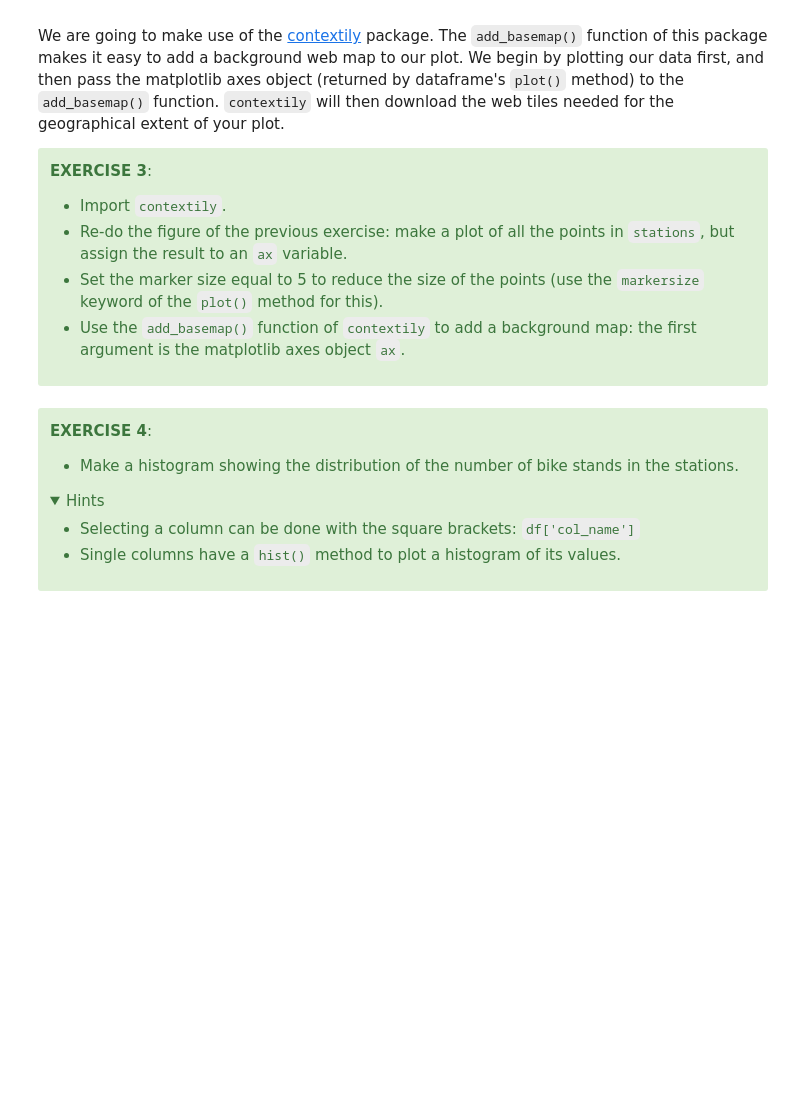
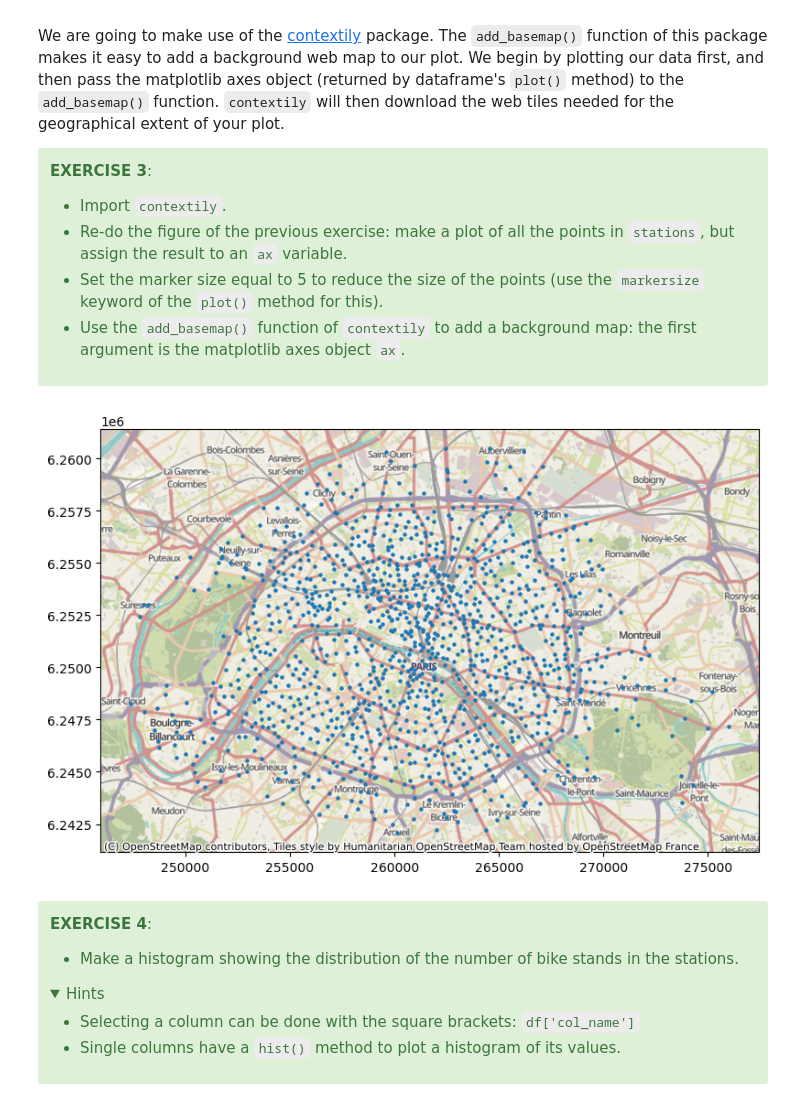
Before and after one commit to FaraCoppens/DS-python-geospatial, a Jupyter notebook: notebooks/02-introduction-geospatial-data.ipynb, the cells around one changed output. Saved outputs shown, nothing was run; the diff lists cells and outputs as text; code cells hidden in the pictures; folded sections open; blank space fills up the shorter version.

```diff
--- a/notebooks/02-introduction-geospatial-data.ipynb
+++ b/notebooks/02-introduction-geospatial-data.ipynb
@@ -229,5 +319,9 @@ We are going to make use of the [contextily](https://github.com/darribas/context
 # %%
 # %load _solutions/02-introduction-geospatial-data7.py
+ax = stations.plot(figsize=(12,6), markersize=5)
+contextily.add_basemap(ax)
+# %% [output]
+[figure, added]
 # %% [markdown]
 <div class="alert alert-success">
 
```
Also changed, not shown: parts of 40 cells of this notebook, 9 other files.
